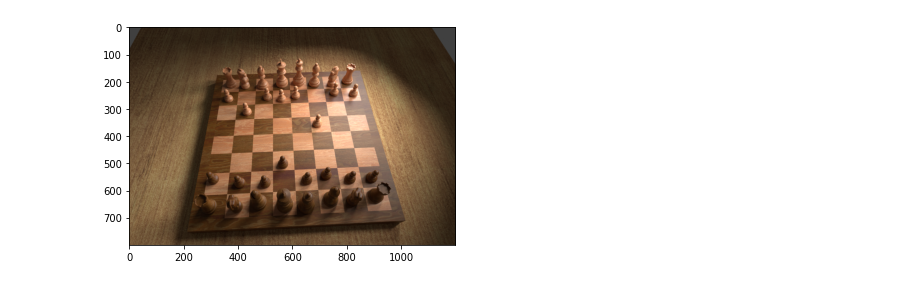
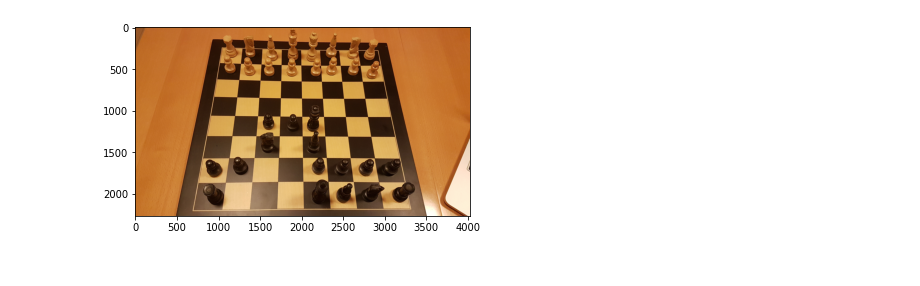
Before and after one commit to georg-wolflein/chesscog, a Jupyter notebook: notebooks/corner_detection.ipynb, the cells around one changed output. Drawn from its saved outputs; the diff is of its cells as text; code cells hidden in the pictures.

```diff
--- a/notebooks/corner_detection.ipynb
+++ b/notebooks/corner_detection.ipynb
@@ -42,8 +42,8 @@ def show(img):
 # %%
 filename = "/Users/georg/chess_data/render/train/0064.png"
 #filename = "/Users/georg/chess_data/render/train/2869.png"
-#filename = "/Users/georg/Desktop/chess/chess_data/images/b06.jpg"
+filename = "/Users/georg/Desktop/chess/chess_data/images/b06.jpg"
 img = cv2.imread(filename)
 show(img)
 # %% [output]
-[figure, old version]
+[figure, new version]
```
Also changed, not shown: parts of 13 cells of this notebook, 3 other files.
